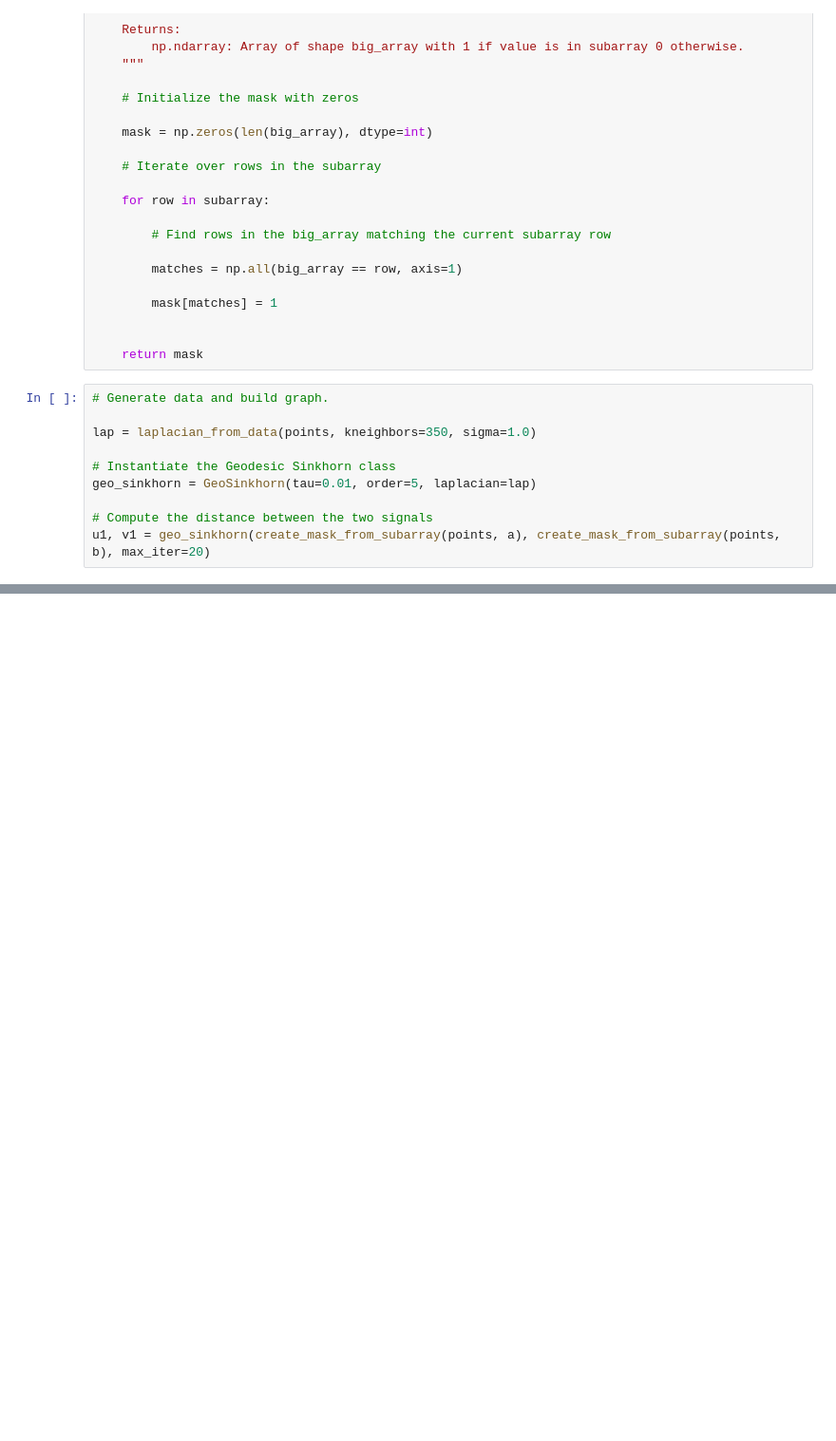
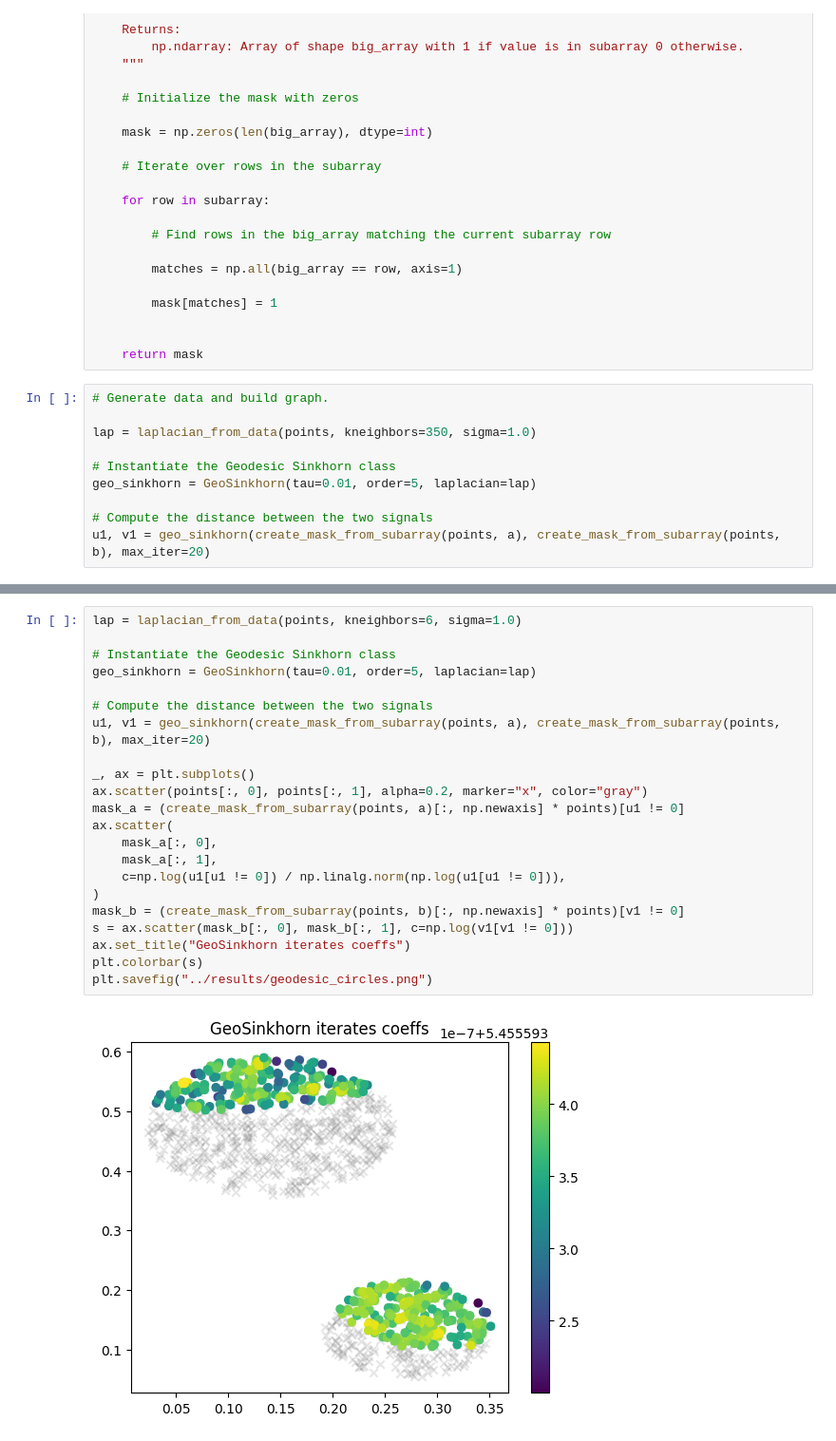
Before and after one commit to kerrianlc/Sinkhorn, a Jupyter notebook: src/geodesic_sinkhorn.ipynb, the cells around one changed output, grey strips where cells are left out. Shown: that part at 95% size. Drawn from its saved outputs; the diff is of its cells as text; blank space fills up the shorter version.

```diff
--- a/src/geodesic_sinkhorn.ipynb
+++ b/src/geodesic_sinkhorn.ipynb
@@ -405,0 +440,24 @@ plt.savefig("../results/geodesic_moon.png")
+# %%
+lap = laplacian_from_data(points, kneighbors=6, sigma=1.0)
+
+# Instantiate the Geodesic Sinkhorn class
+geo_sinkhorn = GeoSinkhorn(tau=0.01, order=5, laplacian=lap)
+
+# Compute the distance between the two signals
+u1, v1 = geo_sinkhorn(create_mask_from_subarray(points, a), create_mask_from_subarray(points, b), max_iter=20)
+
+_, ax = plt.subplots()
+ax.scatter(points[:, 0], points[:, 1], alpha=0.2, marker="x", color="gray")
+mask_a = (create_mask_from_subarray(points, a)[:, np.newaxis] * points)[u1 != 0]
+ax.scatter(
+    mask_a[:, 0],
+    mask_a[:, 1],
+    c=np.log(u1[u1 != 0]) / np.linalg.norm(np.log(u1[u1 != 0])),
+)
+mask_b = (create_mask_from_subarray(points, b)[:, np.newaxis] * points)[v1 != 0]
+s = ax.scatter(mask_b[:, 0], mask_b[:, 1], c=np.log(v1[v1 != 0]))
+ax.set_title("GeoSinkhorn iterates coeffs")
+plt.colorbar(s)
+plt.savefig("../results/geodesic_circles.png")
+# %% [output]
+[figure, added]
```
Also changed, not shown: parts of 6 cells of this notebook, 4 other files.
